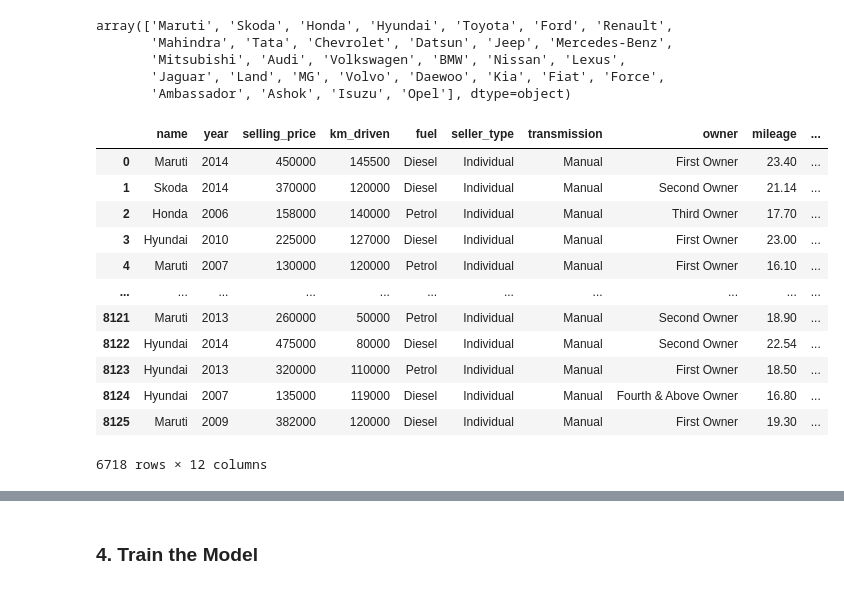
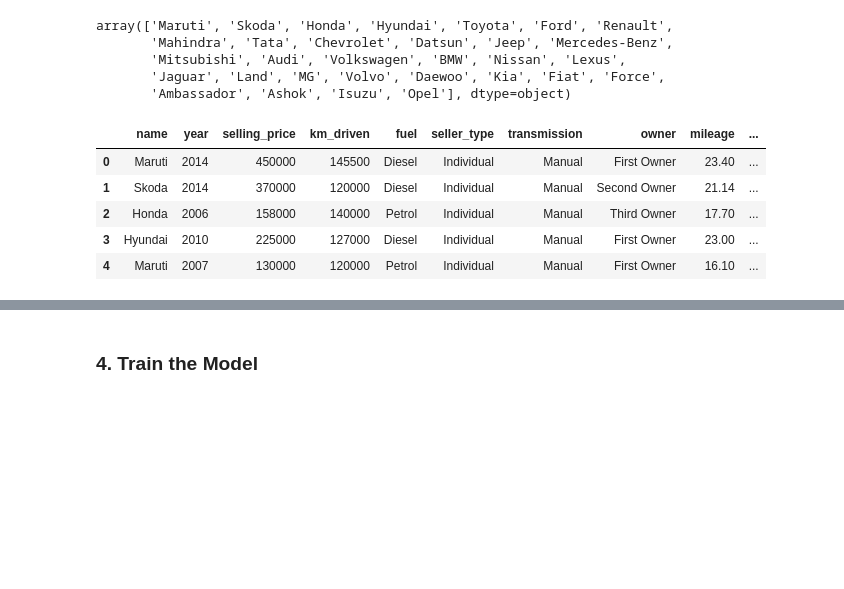
Before and after one commit to thangthewinner/Car_Price_Prediction, a Jupyter notebook: Car_Price_Prediction.ipynb, the cells around one changed output, grey strips where cells are left out. Saved outputs shown, nothing was run; the diff lists cells and outputs as text; code cells hidden in the pictures; blank space fills up the shorter version.

```diff
--- a/Car_Price_Prediction.ipynb
+++ b/Car_Price_Prediction.ipynb
@@ -127,21 +136,14 @@ cars_data['mileage'] = cars_data['mileage'].apply(clean_data)
 cars_data['engine'] = cars_data['engine'].apply(clean_data)
 cars_data['max_power'] = cars_data['max_power'].apply(clean_data)
 # %%
-cars_data
+cars_data.head()
 # %% [output]
 |  | name | year | selling_price | km_driven | fuel | seller_type | transmission | owner | mileage | ... |
 | 0 | Maruti | 2014 | 450000 | 145500 | Diesel | Individual | Manual | First Owner | 23.40 | ... |
 | 1 | Skoda | 2014 | 370000 | 120000 | Diesel | Individual | Manual | Second Owner | 21.14 | ... |
 | 2 | Honda | 2006 | 158000 | 140000 | Petrol | Individual | Manual | Third Owner | 17.70 | ... |
 | 3 | Hyundai | 2010 | 225000 | 127000 | Diesel | Individual | Manual | First Owner | 23.00 | ... |
 | 4 | Maruti | 2007 | 130000 | 120000 | Petrol | Individual | Manual | First Owner | 16.10 | ... |
-| ... | ... | ... | ... | ... | ... | ... | ... | ... | ... | ... |
-| 8121 | Maruti | 2013 | 260000 | 50000 | Petrol | Individual | Manual | Second Owner | 18.90 | ... |
-| 8122 | Hyundai | 2014 | 475000 | 80000 | Diesel | Individual | Manual | Second Owner | 22.54 | ... |
-| 8123 | Hyundai | 2013 | 320000 | 110000 | Petrol | Individual | Manual | First Owner | 18.50 | ... |
-| 8124 | Hyundai | 2007 | 135000 | 119000 | Diesel | Individual | Manual | Fourth & Above Owner | 16.80 | ... |
-| 8125 | Maruti | 2009 | 382000 | 120000 | Diesel | Individual | Manual | First Owner | 19.30 | ... |
-6718 rows × 12 columns
 # %%
 categorical_columns = ['name', 'fuel', 'seller_type', 'transmission', 'owner']
 # numerical_columns = ['year', 'km_driven', 'mileage', 'engine', 'max_power', 'seats']
```
Also changed, not shown: parts of 3 cells of this notebook, 2 other files.
